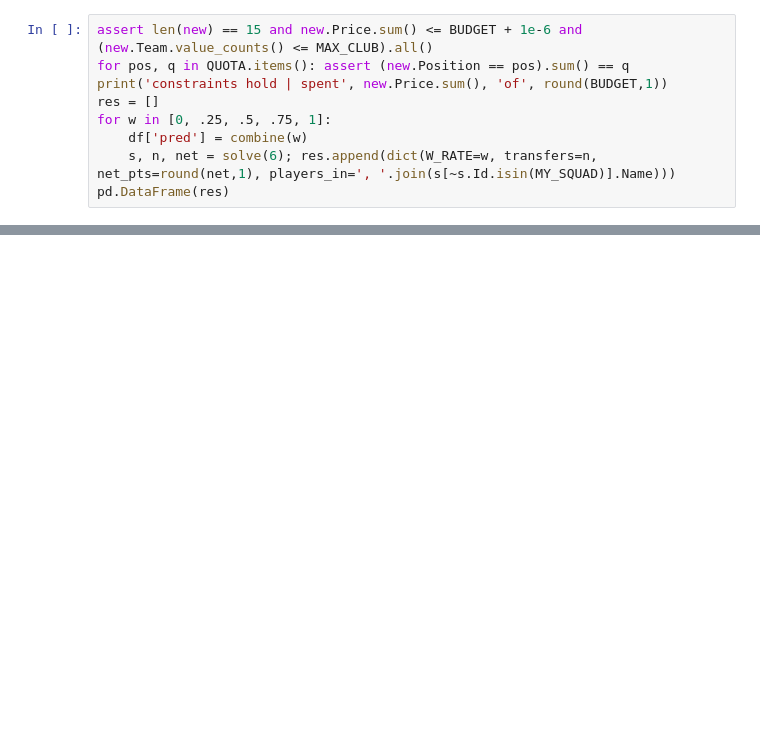
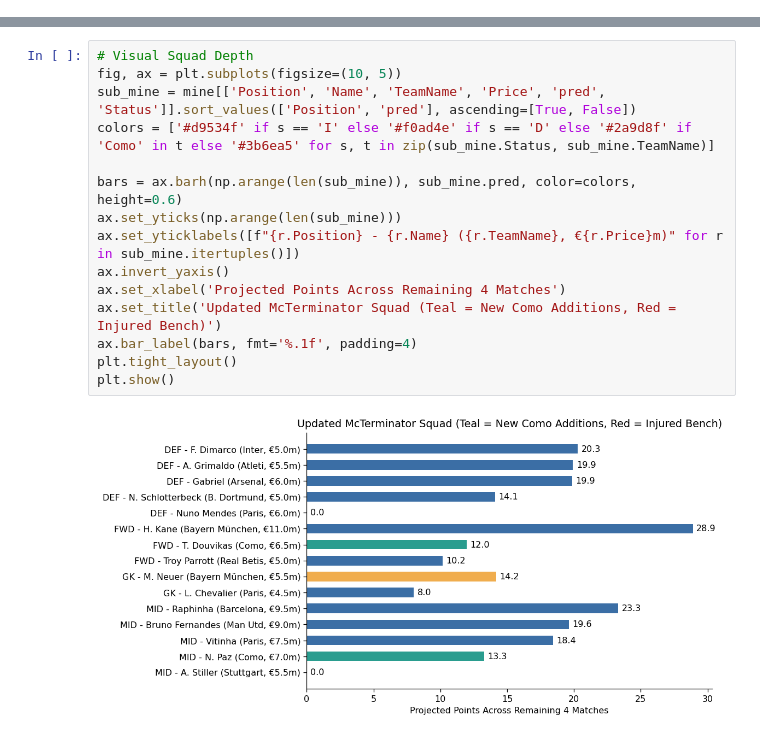
Before and after one commit to alexg171/ucl-fantasy-predictor, a Jupyter notebook: transfer_optimizer.ipynb, the cells around one changed output, grey strips where cells are left out. Cells and saved outputs as stored; diff of their text form; blank space fills up the shorter version.

```diff
--- a/transfer_optimizer.ipynb
+++ b/transfer_optimizer.ipynb
@@ -385,9 +0,0 @@ If adding Bruno, Mbeumo or Chevalier to the sell list lifts `net_pts` by less th
-# %%
-assert len(new) == 15 and new.Price.sum() <= BUDGET + 1e-6 and (new.Team.value_counts() <= MAX_CLUB).all()
-for pos, q in QUOTA.items(): assert (new.Position == pos).sum() == q
-print('constraints hold | spent', new.Price.sum(), 'of', round(BUDGET,1))
-res = []
-for w in [0, .25, .5, .75, 1]:
-    df['pred'] = combine(w)
-    s, n, net = solve(6); res.append(dict(W_RATE=w, transfers=n, net_pts=round(net,1), players_in=', '.join(s[~s.Id.isin(MY_SQUAD)].Name)))
-pd.DataFrame(res)
@@ -404,0 +130,17 @@ so for late transfers the remaining-games horizon is shorter than assumed. Playe
+# %%
+# Visual Squad Depth
+fig, ax = plt.subplots(figsize=(10, 5))
+sub_mine = mine[['Position', 'Name', 'TeamName', 'Price', 'pred', 'Status']].sort_values(['Position', 'pred'], ascending=[True, False])
+colors = ['#d9534f' if s == 'I' else '#f0ad4e' if s == 'D' else '#2a9d8f' if 'Como' in t else '#3b6ea5' for s, t in zip(sub_mine.Status, sub_mine.TeamName)]
+
+bars = ax.barh(np.arange(len(sub_mine)), sub_mine.pred, color=colors, height=0.6)
+ax.set_yticks(np.arange(len(sub_mine)))
+ax.set_yticklabels([f"{r.Position} - {r.Name} ({r.TeamName}, €{r.Price}m)" for r in sub_mine.itertuples()])
+ax.invert_yaxis()
+ax.set_xlabel('Projected Points Across Remaining 4 Matches')
+ax.set_title('Updated McTerminator Squad (Teal = New Como Additions, Red = Injured Bench)')
+ax.bar_label(bars, fmt='%.1f', padding=4)
+plt.tight_layout()
+plt.show()
+# %% [output]
+[figure, added]
```
Also changed, not shown: parts of 35 cells of this notebook, 11 other files.
